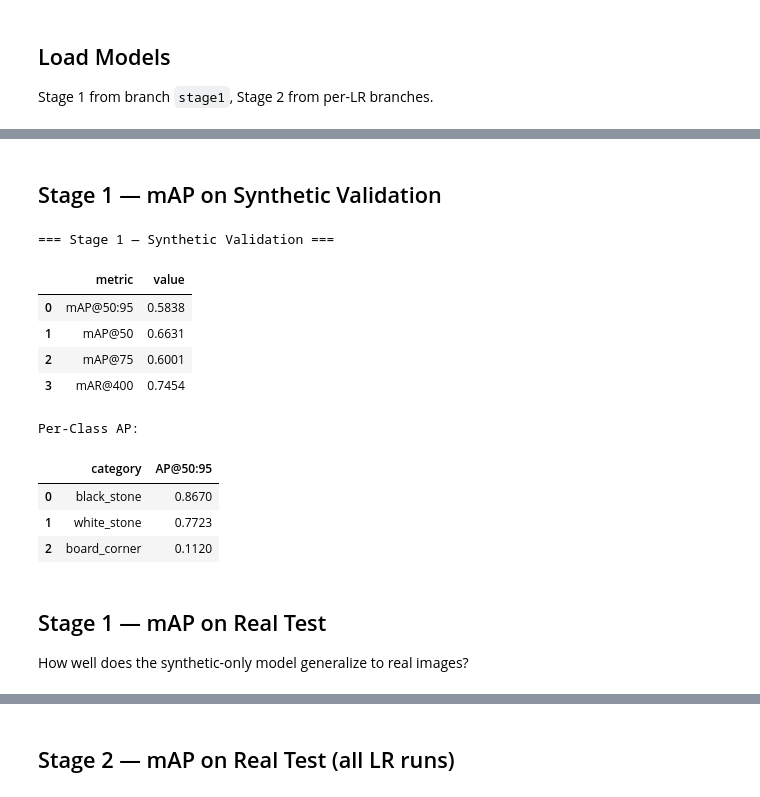
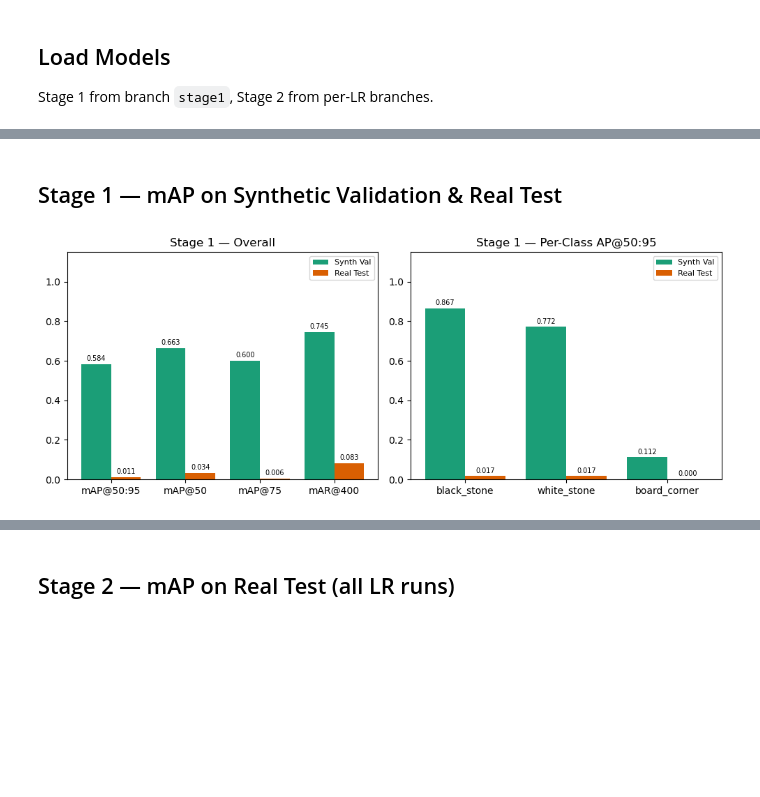
Before and after one commit to kaya-go/moku, a Jupyter notebook: notebooks/03b_Evaluate_v2.ipynb, the cells around one changed output, grey strips where cells are left out. Saved outputs shown, nothing was run; the diff lists cells and outputs as text; code cells hidden in the pictures; blank space fills up the shorter version.

```diff
--- a/notebooks/03b_Evaluate_v2.ipynb
+++ b/notebooks/03b_Evaluate_v2.ipynb
@@ -126,33 +111,29 @@ Loaded: 1 stage 1 + 4 stage 2 models
 # %% [markdown]
-## Stage 1 — mAP on Synthetic Validation
+## Stage 1 — mAP on Synthetic Validation & Real Test
 # %%
+# --- Synthetic Validation ---
 ds_synthetic.set_transform(make_eval_transform(ip_stage1))
-
 metrics_s1_synth = evaluate_map(
     model=model_stage1,
     dataset=ds_synthetic["validation"],
     image_processor=ip_stage1,
     batch_size=8,
     threshold=THRESHOLD,
 )
 
-print("=== Stage 1 — Synthetic Validation ===")
-display(format_map_results(metrics_s1_synth))
-print("\nPer-Class AP:")
-display(format_map_per_class(metrics_s1_synth))
+# --- Real Test ---
+ds_real.set_transform(make_eval_transform(ip_stage1))
+metrics_s1_real = evaluate_map(
+    model=model_stage1,
+    dataset=ds_real["test"],
+    image_processor=ip_stage1,
+    batch_size=8,
+    threshold=THRESHOLD,
+)
+
+plot_map_comparison(
+    {"Synth Val": metrics_s1_synth, "Real Test": metrics_s1_real},
+    title="Stage 1",
+)
 # %% [output]
-=== Stage 1 — Synthetic Validation ===
-|  | metric | value |
-| 0 | mAP@50:95 | 0.5838 |
-| 1 | mAP@50 | 0.6631 |
-| 2 | mAP@75 | 0.6001 |
-| 3 | mAR@400 | 0.7454 |
-Per-Class AP:
-|  | category | AP@50:95 |
-| 0 | black_stone | 0.8670 |
-| 1 | white_stone | 0.7723 |
-| 2 | board_corner | 0.1120 |
+[figure, added]
-# %% [markdown]
-## Stage 1 — mAP on Real Test
-
-How well does the synthetic-only model generalize to real images?
```
Also changed, not shown: parts of 10 cells of this notebook, 5 other files.
